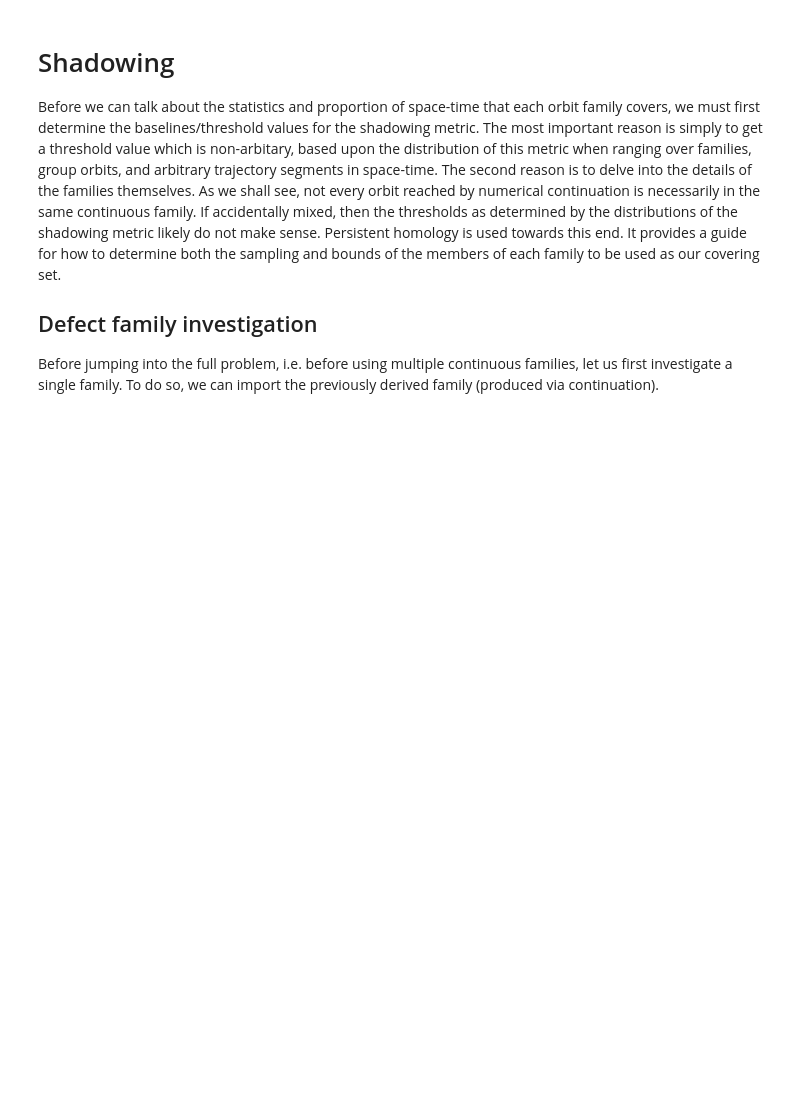
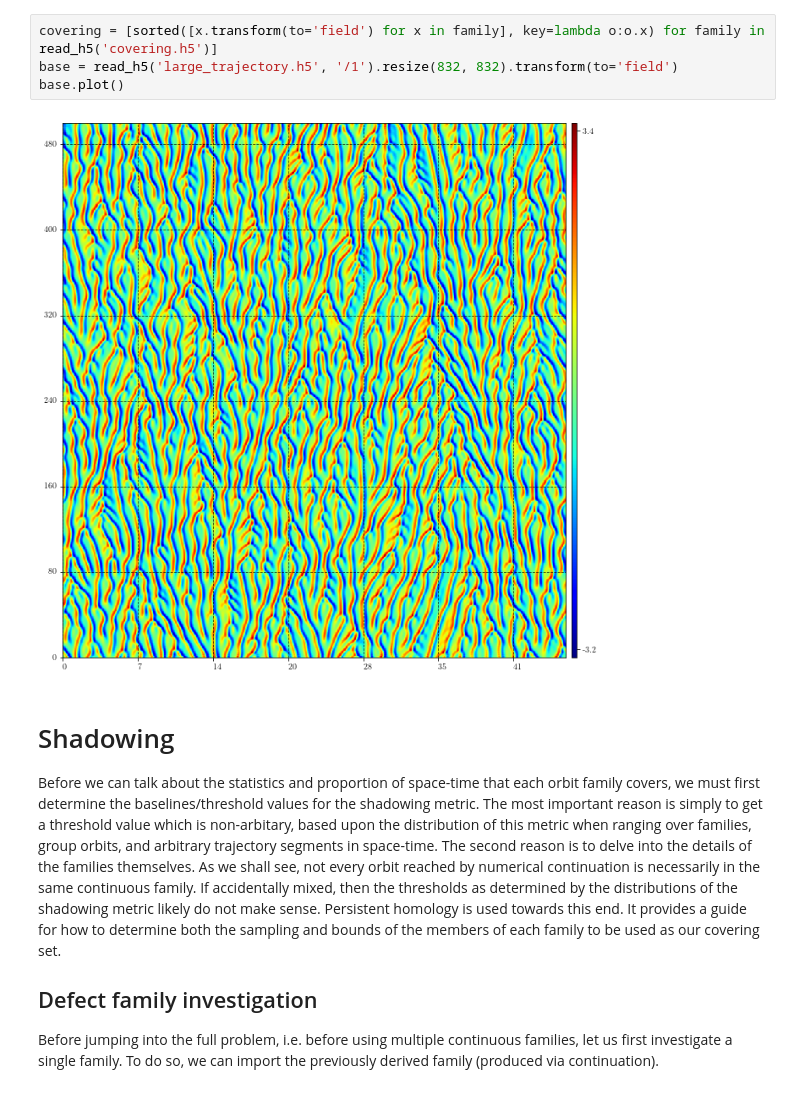
Before and after one commit to chaotic-systems/orbithunter, a Jupyter notebook: notebooks/shadowing.ipynb, the cells around one changed output. Cells and saved outputs as stored; diff of their text form; blank space fills up the shorter version.

```diff
--- a/notebooks/shadowing.ipynb
+++ b/notebooks/shadowing.ipynb
@@ -13,3 +42,9 @@ import h5py
+# %%
+covering = [sorted([x.transform(to='field') for x in family], key=lambda o:o.x) for family in read_h5('covering.h5')]
+base = read_h5('large_trajectory.h5', '/1').resize(832, 832).transform(to='field')
+base.plot()
+# %% [output]
+[figure, added]
 # %% [markdown]
 # Shadowing
 
```
Also changed, not shown: parts of 97 cells of this notebook, 4 other files.
